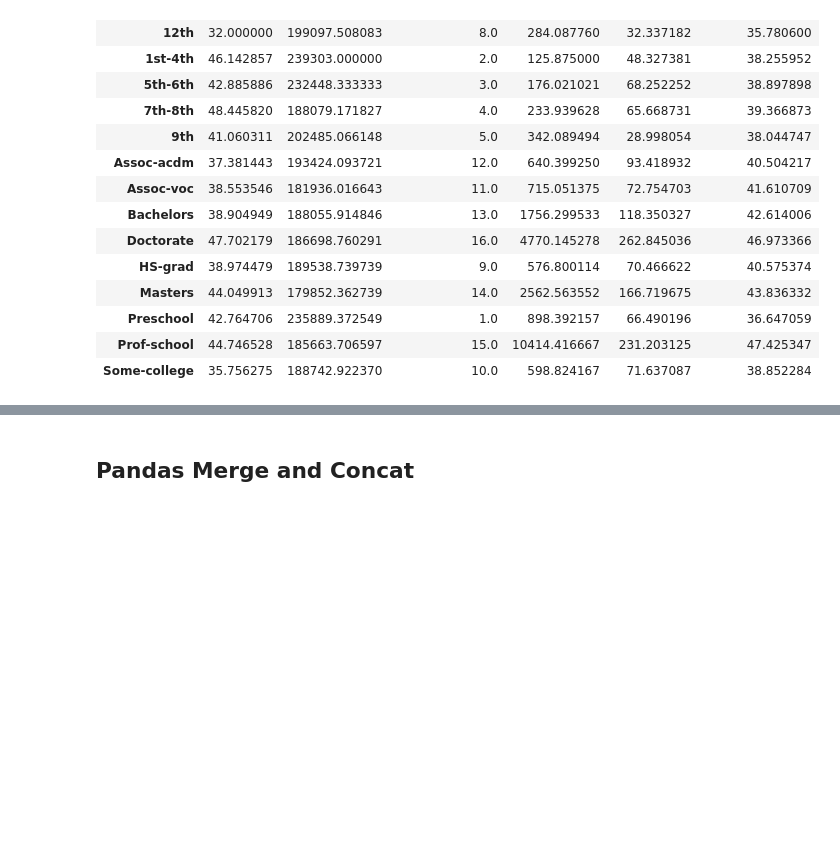
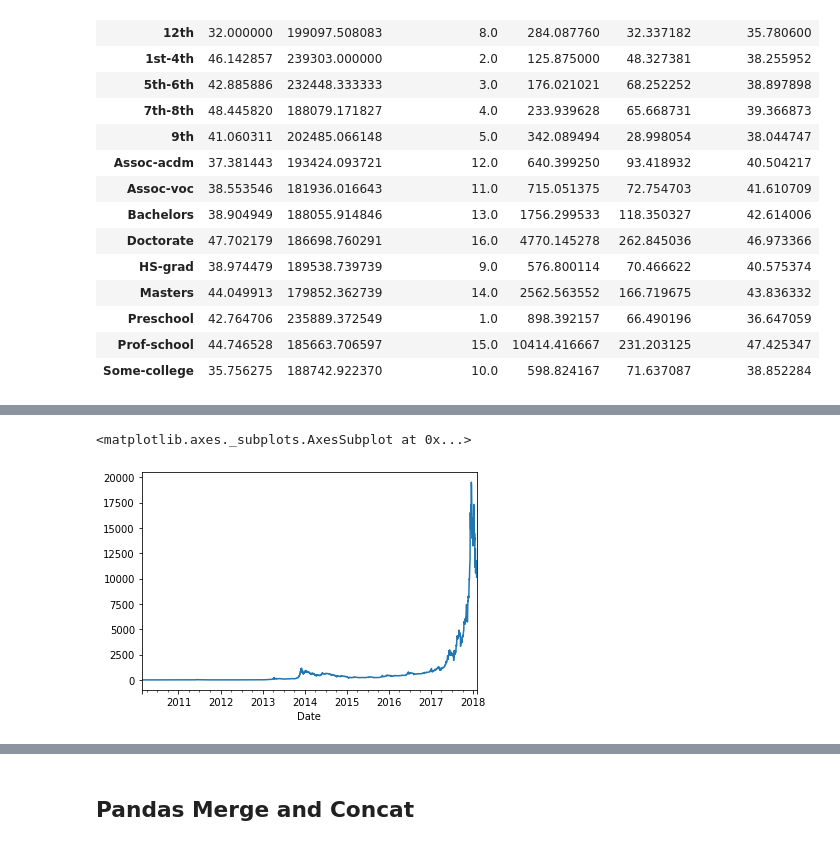
Before and after one commit to johnowhitaker/ds_zero, a Jupyter notebook: 02_Data_Cleaning_and_Visualization.ipynb, the cells around one changed output, grey strips where cells are left out. Cells and saved outputs as stored; diff of their text form; code cells hidden in the pictures; blank space fills up the shorter version.

```diff
--- a/02_Data_Cleaning_and_Visualization.ipynb
+++ b/02_Data_Cleaning_and_Visualization.ipynb
@@ -278,0 +300,6 @@ Take a look at the [Sendy Logistics Challenge on Zindi](https://zindi.africa/com
+# %%
+# Exercise: try removing the parse_dates argument - what type is the date column (use .info). Does the
+# rest of the code still work?
+url = 'https://raw.githubusercontent.com/Yrzxiong/Bitcoin-Dataset/master/bitcoin_dataset.csv'
+bitcoin = pd.read_csv(url, parse_dates=['Date']) # Note the new addition here
+bitcoin.head()
@@ -278,0 +329,4 @@ Take a look at the [Sendy Logistics Challenge on Zindi](https://zindi.africa/com
+# %%
+# Seting the index
+bitcoin.set_index('Date',inplace=True)
+bitcoin.head(2) # Note the change
@@ -278,0 +339,6 @@ Take a look at the [Sendy Logistics Challenge on Zindi](https://zindi.africa/com
+# %%
+# Plotting - notice the nice x axis
+bitcoin['btc_market_price'].plot() #
+# %% [output]
+<matplotlib.axes._subplots.AxesSubplot at 0x...>
+[figure, added]
```
Also changed, not shown: parts of 28 cells of this notebook, 5 other files.
